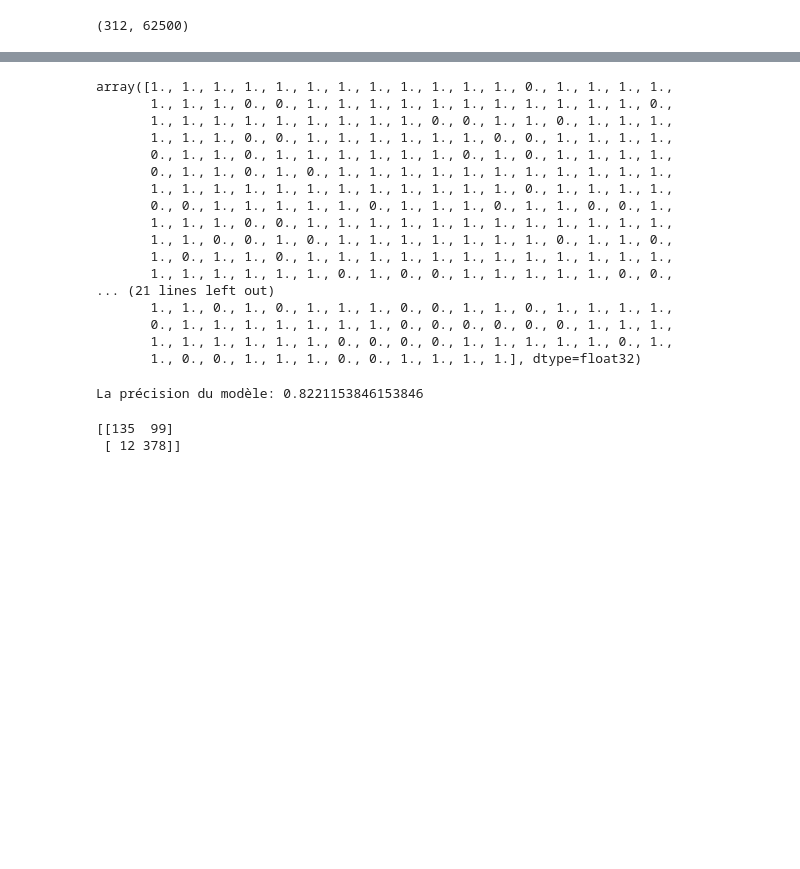
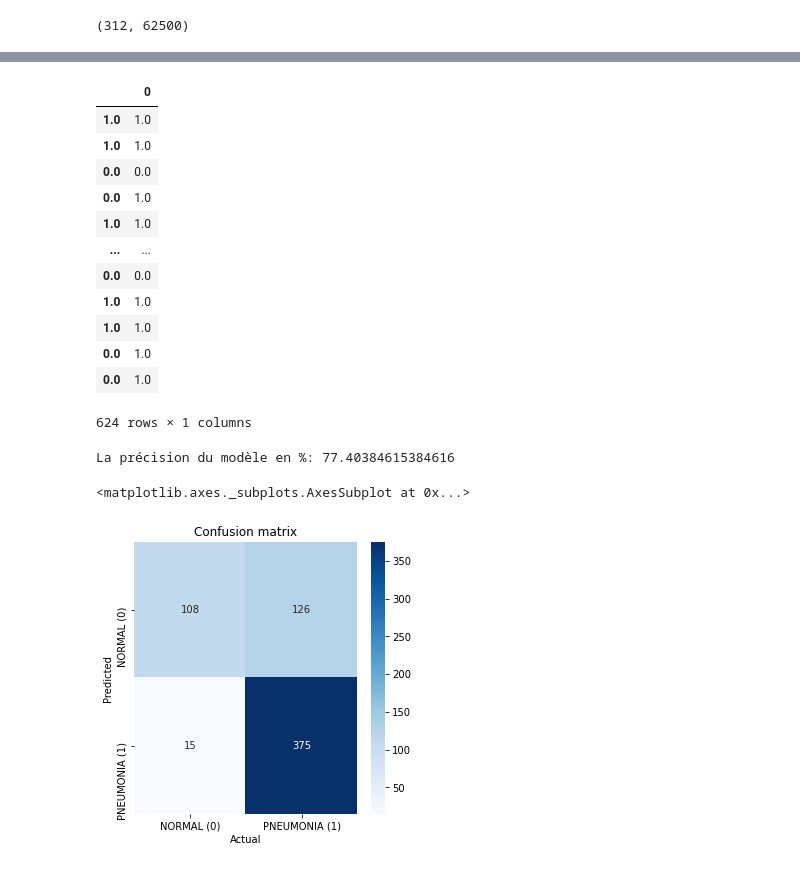
Before and after one commit to dylanBen/ImageRecognitionPY, a Jupyter notebook: Logistic_Regression/ImageRecognition.ipynb, the cells around one changed output, grey strips where cells are left out. Cells and saved outputs as stored; diff of their text form; code cells hidden in the pictures; blank space fills up the shorter version.

Commit message:
add model saving and seaborn display

```diff
--- a/Logistic_Regression/ImageRecognition.ipynb
+++ b/Logistic_Regression/ImageRecognition.ipynb
@@ -11,11 +16,14 @@ from keras.preprocessing.image import ImageDataGenerator
 # %%
 train: ImageDataGenerator
 test: ImageDataGenerator
+train_folder = '../data/train/'
+test_folder = '../data/test/'
 # %%
+# Instanciate Image Pre-Processing
 train_generator = ImageDataGenerator(rescale=1/255.0)
 
 train = train_generator.flow_from_directory(
-    directory='../data/train/',
+    directory=train_folder,
     target_size=(250, 250),
     color_mode='grayscale',
     class_mode='binary',
@@ -25,7 +33,7 @@ train = train_generator.flow_from_directory(
 test_generator = ImageDataGenerator(rescale=1/255.0)
 
 test = test_generator.flow_from_directory(
-    directory='../data/test/',
+    directory=test_folder,
     target_size=(250, 250),
     color_mode='grayscale',
     class_mode='binary',
@@ -67,7 +78,7 @@ test_data = [*test_normal_data, *test_pneumonia_data]
 test_target = [*test_normal_target, *test_pneumonia_target]
 # %%
 # Model Creation
-model=LogisticRegression(max_iter=6000)
+model=LogisticRegression(max_iter=1000)
 
 # Model Training
 model.fit(train_data,train_target)
@@ -102,36 +94,40 @@ array([1., 1., 1., 1., 1., 1., 1., 1., 1., 1., 1., 1., 0., 1., 1., 1., 1.,
 # %%
 # Compare Prevision with Real Values
 comp=pd.DataFrame(pred_target, test_target)
-pred_target
+comp
 # %% [output]
+|  | 0 |
+| 1.0 | 1.0 |
+| 1.0 | 1.0 |
+| 0.0 | 0.0 |
+| 0.0 | 1.0 |
+| 1.0 | 1.0 |
+| ... | ... |
+| 0.0 | 0.0 |
+| 1.0 | 1.0 |
+| 1.0 | 1.0 |
+| 0.0 | 1.0 |
+| 0.0 | 1.0 |
-array([1., 1., 1., 1., 1., 1., 1., 1., 1., 1., 1., 1., 0., 1., 1., 1., 1.,
-       1., 1., 1., 0., 0., 1., 1., 1., 1., 1., 1., 1., 1., 1., 1., 1., 0.,
-       1., 1., 1., 1., 1., 1., 1., 1., 1., 0., 0., 1., 1., 0., 1., 1., 1.,
-       1., 1., 1., 0., 0., 1., 1., 1., 1., 1., 1., 0., 0., 1., 1., 1., 1.,
-       0., 1., 1., 0., 1., 1., 1., 1., 1., 1., 0., 1., 0., 1., 1., 1., 1.,
-       0., 1., 1., 0., 1., 0., 1., 1., 1., 1., 1., 1., 1., 1., 1., 1., 1.,
-       1., 1., 1., 1., 1., 1., 1., 1., 1., 1., 1., 1., 0., 1., 1., 1., 1.,
-       0., 0., 1., 1., 1., 1., 1., 0., 1., 1., 1., 0., 1., 1., 0., 0., 1.,
-       1., 1., 1., 0., 0., 1., 1., 1., 1., 1., 1., 1., 1., 1., 1., 1., 1.,
-       1., 1., 0., 0., 1., 0., 1., 1., 1., 1., 1., 1., 1., 0., 1., 1., 0.,
-       1., 0., 1., 1., 0., 1., 1., 1., 1., 1., 1., 1., 1., 1., 1., 1., 1.,
-       1., 1., 1., 1., 1., 1., 0., 1., 0., 0., 1., 1., 1., 1., 1., 0., 0.,
-... (21 lines left out)
-       1., 1., 0., 1., 0., 1., 1., 1., 0., 0., 1., 1., 0., 1., 1., 1., 1.,
-       0., 1., 1., 1., 1., 1., 1., 1., 0., 0., 0., 0., 0., 0., 1., 1., 1.,
-       1., 1., 1., 1., 1., 1., 0., 0., 0., 0., 1., 1., 1., 1., 1., 0., 1.,
-       1., 0., 0., 1., 1., 1., 0., 0., 1., 1., 1., 1.], dtype=float32)
+624 rows × 1 columns
 # %%
 # Model Accuracy
-print("La précision du modèle:", accuracy_score(test_target, pred_target))
+a_score = 100 * accuracy_score(test_target, pred_target)
+print("La précision du modèle en %:", a_score)
 # %% [output]
-La précision du modèle: 0.8221153846153846
+La précision du modèle en %: 77.40384615384616
-# %%
-# Confusion Matrix Visualisation
-print(confusion_matrix(test_target, pred_target))
-
-# tpos, fneg, fpos, tneg = confusion_matrix(test_target, pred_target).ravel()
-# tpos, fneg, fpos, tneg
-# %% [output]
-[[135  99]
- [ 12 378]]
+# %%
+# Confusion Matrix Visualisation
+cm = confusion_matrix(test_target, pred_target)
+
+df_cm = pd.DataFrame(cm, index = [i for i in ["NORMAL (0)", "PNEUMONIA (1)"]],
+                                    columns = [i for i in ["NORMAL (0)", "PNEUMONIA (1)"]])
+plt.figure(figsize = (5,5))
+display_cm = sn.heatmap(df_cm, annot=True, cmap='Blues', fmt='g')
+
+display_cm.set_title('Confusion matrix')
+display_cm.set_xlabel('Actual')
+display_cm.set_ylabel('Predicted')
+display_cm
+# %% [output]
+<matplotlib.axes._subplots.AxesSubplot at 0x...>
+[figure, added]
```
Also changed, not shown: parts of 8 cells of this notebook, 3 other files.
